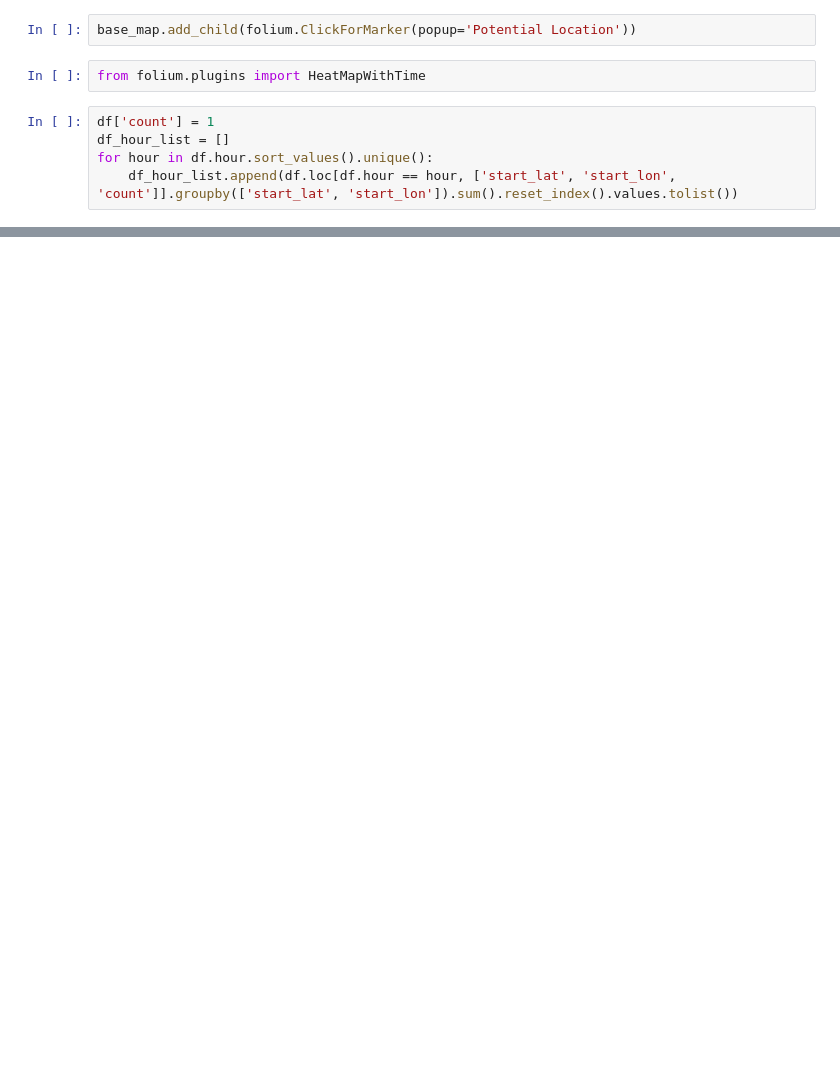
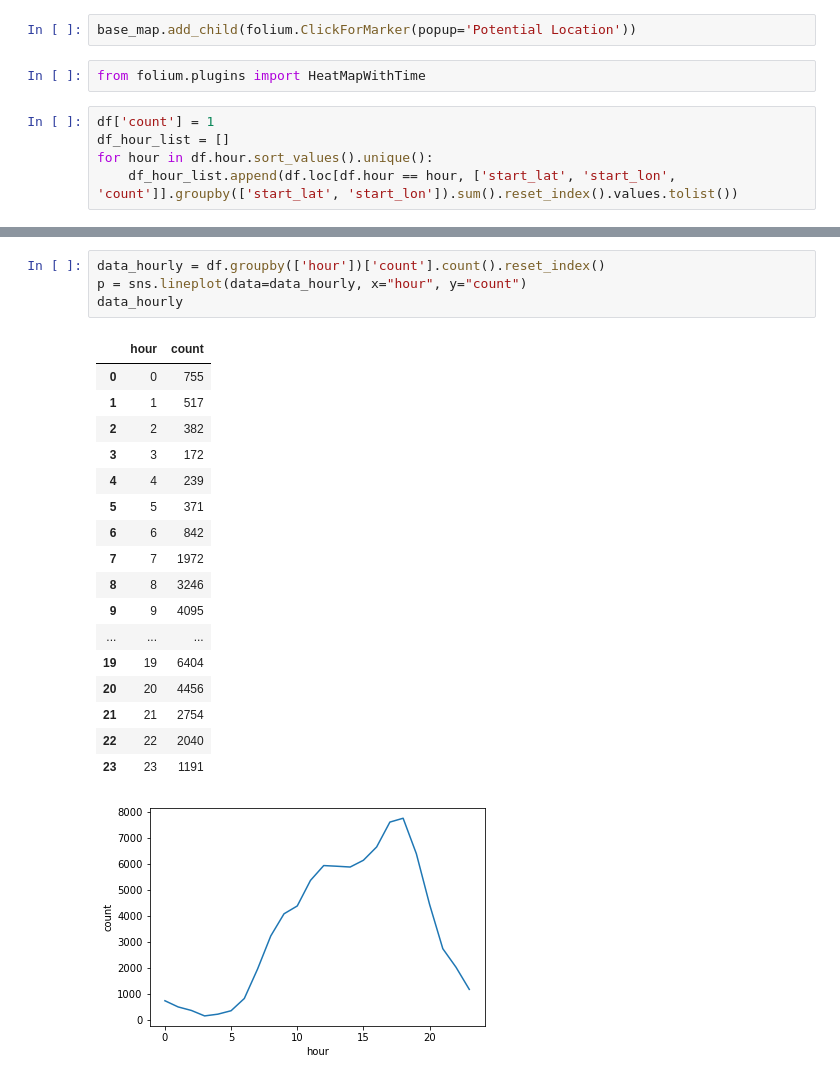
Before and after one commit to MohammadrezaMirzaei/BikeshareAnalysis, a Jupyter notebook: BikeshareAnalysis.ipynb, the cells around one changed output, grey strips where cells are left out. Saved outputs shown, nothing was run; the diff lists cells and outputs as text; blank space fills up the shorter version.

```diff
--- a/BikeshareAnalysis.ipynb
+++ b/BikeshareAnalysis.ipynb
@@ -317,0 +173,23 @@ base_map
+# %%
+data_hourly = df.groupby(['hour'])['count'].count().reset_index()
+p = sns.lineplot(data=data_hourly, x="hour", y="count")
+data_hourly
+# %% [output]
+|  | hour | count |
+| 0 | 0 | 755 |
+| 1 | 1 | 517 |
+| 2 | 2 | 382 |
+| 3 | 3 | 172 |
+| 4 | 4 | 239 |
+| 5 | 5 | 371 |
+| 6 | 6 | 842 |
+| 7 | 7 | 1972 |
+| 8 | 8 | 3246 |
+| 9 | 9 | 4095 |
+| ... | ... | ... |
+| 19 | 19 | 6404 |
+| 20 | 20 | 4456 |
+| 21 | 21 | 2754 |
+| 22 | 22 | 2040 |
+| 23 | 23 | 1191 |
+[figure, added]
```
Also changed, not shown: parts of 24 cells of this notebook.
